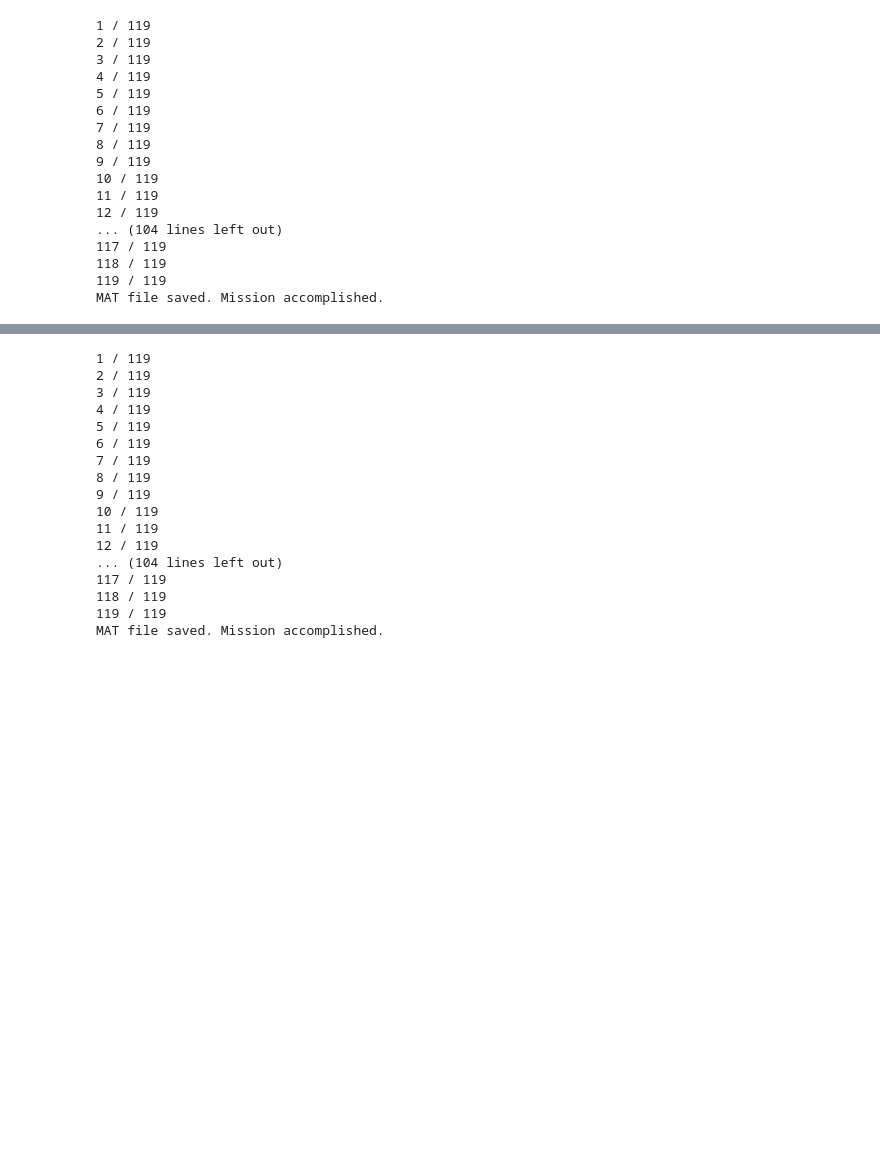
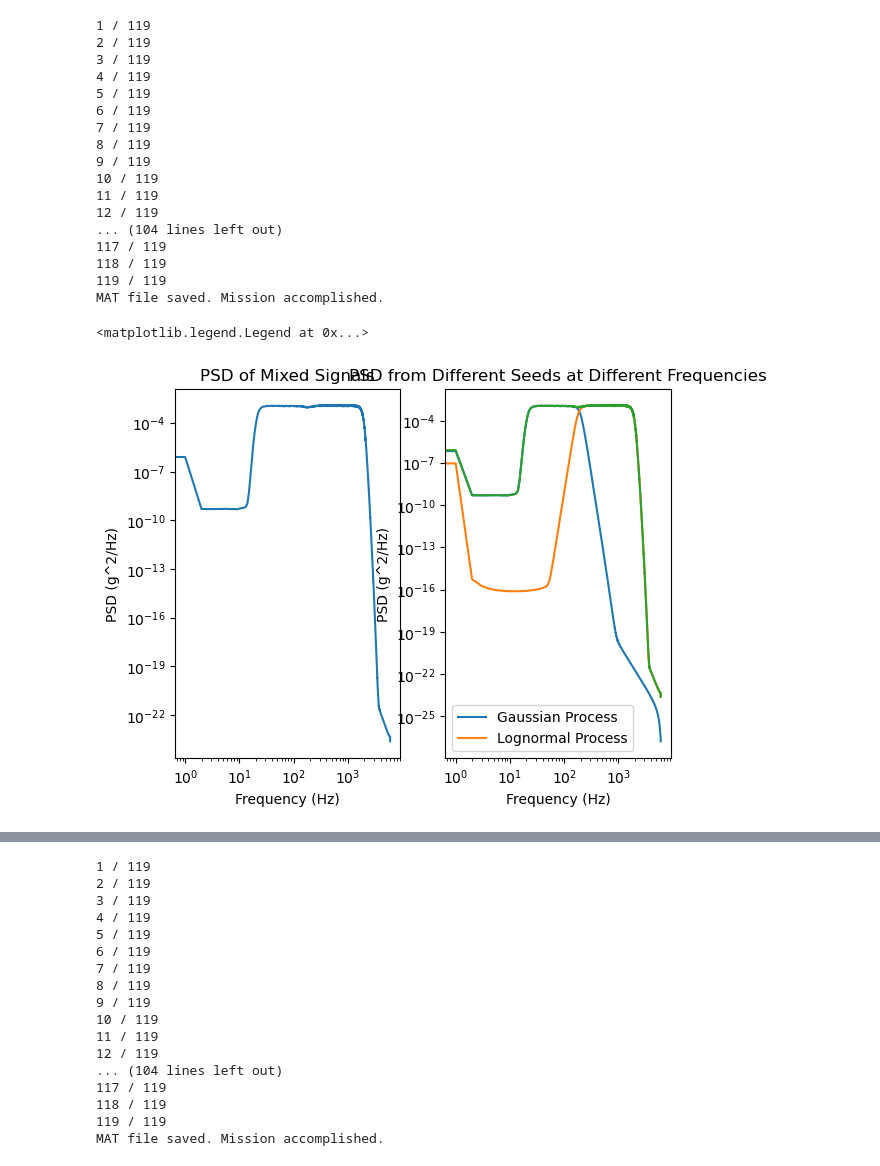
Before and after one commit to karthikkurella/Spectral-Densities-for-Dimensionality-Reduction, a Jupyter notebook: src/KSDloychik-python.ipynb, the cells around one changed output, grey strips where cells are left out. Drawn from its saved outputs; the diff is of its cells as text; code cells hidden in the pictures; blank space fills up the shorter version.

```diff
--- a/src/KSDloychik-python.ipynb
+++ b/src/KSDloychik-python.ipynb
@@ -580,3 +525,21 @@ print("MAT file saved. Mission accomplished.")
 118 / 119
 119 / 119
 MAT file saved. Mission accomplished.
+# %%
+plt.figure(1)
+
+plt.subplot(1, 2, 1)
+plt.loglog(f, GxxW[:, 2], linewidth=1.5)
+plt.ylabel('PSD (g^2/Hz)')
+plt.xlabel('Frequency (Hz)')
+plt.title('PSD of Mixed Signals')
+
+plt.subplot(1, 2, 2)
+plt.loglog(f, GxxW[:], linewidth=1.5)
+plt.ylabel('PSD (g^2/Hz)')
+plt.xlabel('Frequency (Hz)')
+plt.title('PSD from Different Seeds at Different Frequencies')
+plt.legend(['Gaussian Process', 'Lognormal Process'], loc='lower left')
+# %% [output]
+<matplotlib.legend.Legend at 0x...>
+[figure, added]
```
Also changed, not shown: parts of 16 cells of this notebook, 2 other files.
